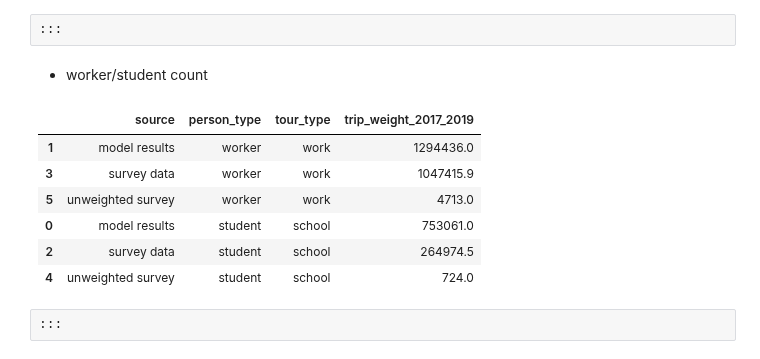
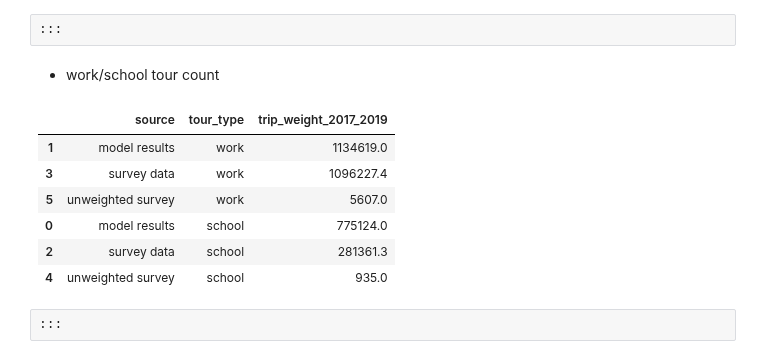
Before and after one commit to psrc/psrc_activitysim, a Jupyter notebook: scripts/validation/validation_scripts/mandatory_tour_scheduling.ipynb, the cells around one changed output. Saved outputs shown, nothing was run; the diff lists cells and outputs as text; code cells hidden in the pictures.

```diff
--- a/scripts/validation/validation_scripts/mandatory_tour_scheduling.ipynb
+++ b/scripts/validation/validation_scripts/mandatory_tour_scheduling.ipynb
@@ -21,25 +21,21 @@ pio.renderers.default = "plotly_mimetype+notebook_connected"
 
 config = toml.load(os.path.join(os.getcwd(), 'validation_configuration.toml'))
 # read data
-land_use = pd.read_csv(config['p_survey_landuse'])
-
-per_data = validation_data_input.get_persons_data()
+# land_use = pd.read_csv(config['p_survey_landuse'])
+#
+# per_data = validation_data_input.get_persons_data()
 tour_data = validation_data_input.get_tours_data()
 
 # persons with mandatory tours
-m_per_data = per_data.loc[per_data['cdap_activity']=="M"]
+# m_per_data = per_data.loc[per_data['cdap_activity']=="M"]
 m_tour_data = tour_data.loc[tour_data['tour_category']=="mandatory"]
 
 # workers
-w_tour_data = tour_data.loc[(tour_data['person_id'].isin(per_data.loc[per_data['is_worker']]['person_id'])) & \
-                            (tour_data['tour_type'] == "work")]
-w_tour_data['person_type'] = "worker"
+w_tour_data = tour_data.loc[(tour_data['tour_type'] == "work")]
 # students
-s_tour_data = tour_data.loc[(tour_data['person_id'].isin(per_data.loc[per_data['is_student']]['person_id'])) & \
-                            (tour_data['tour_type'] == "school")]
-s_tour_data['person_type'] = "student"
+s_tour_data = tour_data.loc[(tour_data['tour_type'] == "school")]
 ws_tour_data = pd.concat([w_tour_data,s_tour_data])
 
 
 # total number of persons by source
-df_person_count = m_per_data.groupby('source')['hh_weight_2017_2019'].sum().reset_index()
+# df_person_count = m_per_data.groupby('source')['hh_weight_2017_2019'].sum().reset_index()
@@ -138,21 +112,21 @@ df_plot.loc[df_plot['trip_weight_2017_2019']<30]
 # %% [raw]
 :::
-# %% [markdown]
-- worker/student count
+# %% [markdown]
+- work/school tour count
 # %%
-ws_count = ws_tour_data.groupby(['source','person_type','tour_type'])[['trip_weight_2017_2019']].sum().reset_index()
+ws_count = ws_tour_data.groupby(['source','tour_type'])[['trip_weight_2017_2019']].sum().reset_index()
 ws_count['trip_weight_2017_2019'] = ws_count['trip_weight_2017_2019'].apply(lambda x: round(x,1))
 # df_plot['percentage'] = df_plot.groupby(['source'], group_keys=False)['trip_weight_2017_2019']. \
 #     apply(lambda x: x / float(x.sum()))
-ws_count.sort_values('person_type', ascending=False)
+ws_count.sort_values('tour_type', ascending=False)
 # %% [output]
-|  | source | person_type | tour_type | trip_weight_2017_2019 |
-| 1 | model results | worker | work | 1294436.0 |
-| 3 | survey data | worker | work | 1047415.9 |
-| 5 | unweighted survey | worker | work | 4713.0 |
-| 0 | model results | student | school | 753061.0 |
-| 2 | survey data | student | school | 264974.5 |
-| 4 | unweighted survey | student | school | 724.0 |
+|  | source | tour_type | trip_weight_2017_2019 |
+| 1 | model results | work | 1134619.0 |
+| 3 | survey data | work | 1096227.4 |
+| 5 | unweighted survey | work | 5607.0 |
+| 0 | model results | school | 775124.0 |
+| 2 | survey data | school | 281361.3 |
+| 4 | unweighted survey | school | 935.0 |
 # %% [raw]
 :::
 # %% [markdown]
```
Also changed, not shown: parts of 13 cells of this notebook, 10 other files.
